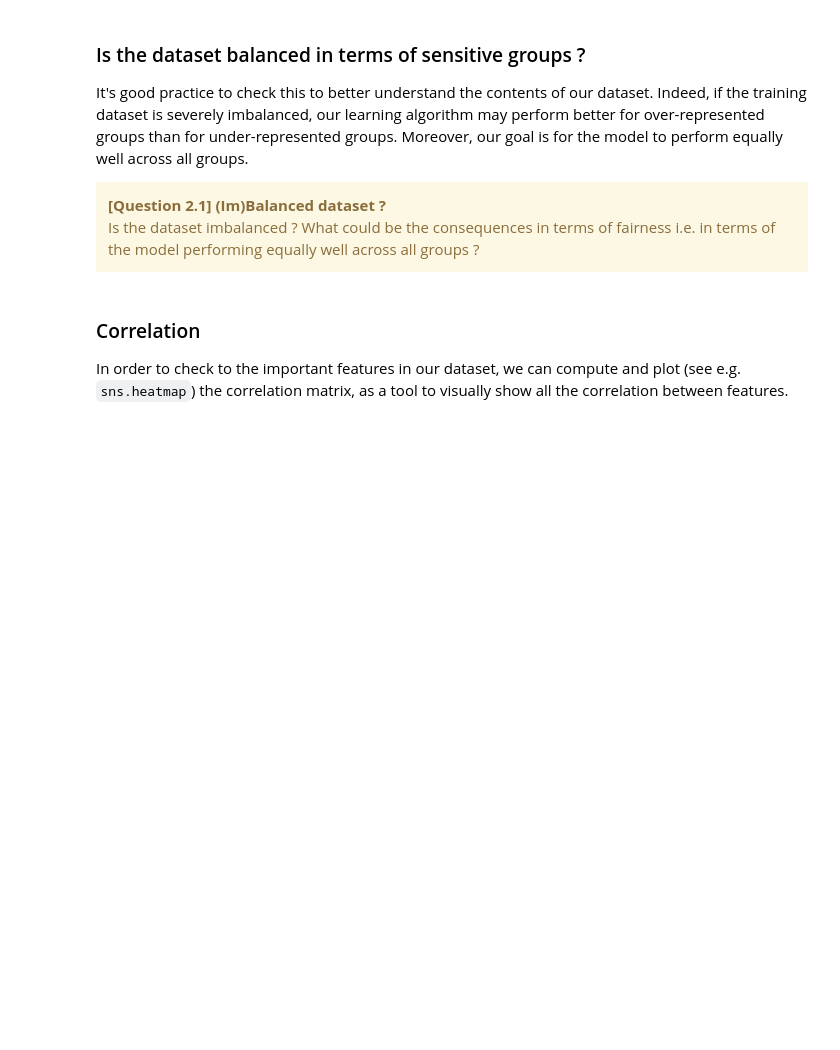
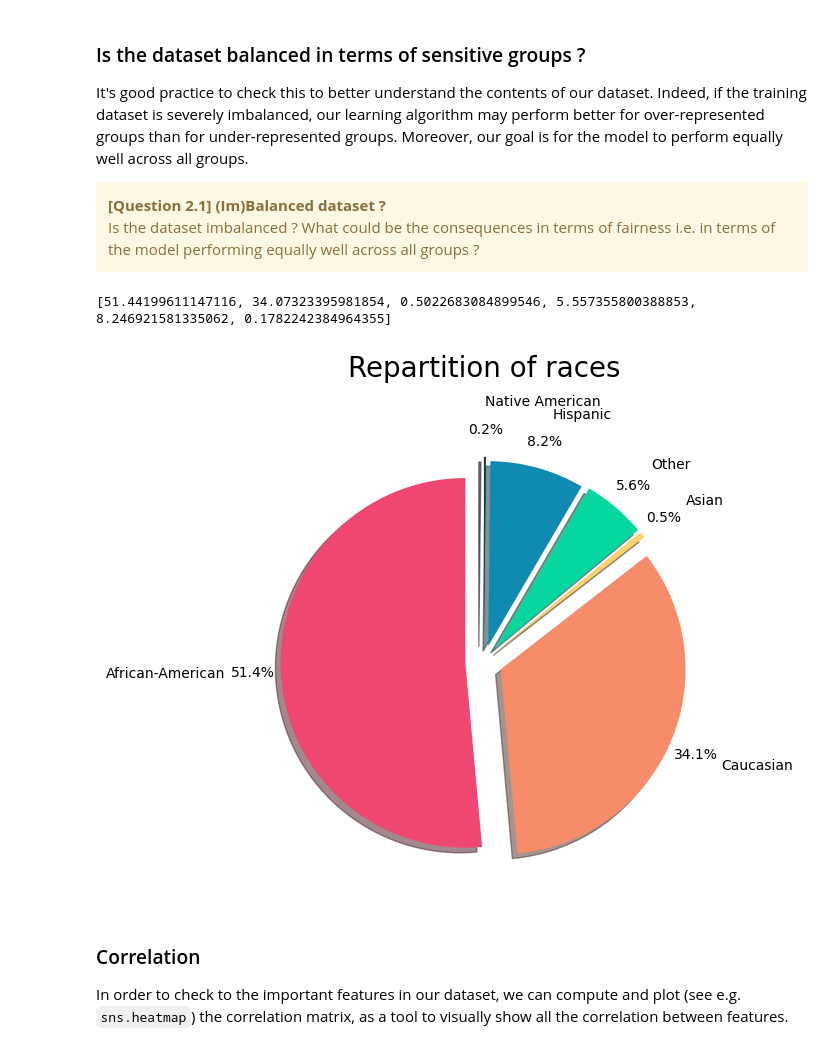
Before and after one commit to Potomolo/LEPL1109-CraHackaton, a Jupyter notebook: Hackaton_3/H3-Clustering-Student.ipynb, the cells around one changed output. Cells and saved outputs as stored; diff of their text form; code cells hidden in the pictures; blank space fills up the shorter version.

```diff
--- a/Hackaton_3/H3-Clustering-Student.ipynb
+++ b/Hackaton_3/H3-Clustering-Student.ipynb
@@ -739,16 +739,43 @@ Is the dataset imbalanced ? What could be the consequences in terms of fairness
 # %%
 """
 CELL N°2.1.1: (Im)Balanced dataset ?
 
 @pre:  A pandas.DataFrame `X` containing the dataset
 @post: A pie chart plot representing the repartition of race groups in the dataset.
 """
+# As the race group was previously removed, we can temporarily add it back, using the following map.
+#race_reverse_map = {v: k for k, v in race_map.items()}
 
-# As the race group was previously removed, we can temporarily add it back, using the following map.
-race_reverse_map = {v: k for k, v in race_map.items()}
+explode = (0.1, 0.1, 0.1, 0.1, 0.09, 0.11)  # One value per label
 
+labels = ["African-American", "Caucasian", "Asian", "Other", "Hispanic", "Native American"]
+
+sizes = [
+    100 * np.sum(np.where(race_mapped == i, 1, 0)) / len(race_mapped)
+    for i in range(6)
+]
+
+print(sizes)
+
+plt.figure(figsize=(6, 6))
+plt.title("Repartition of races",loc='center', y=1.1, fontsize=20)
+plt.pie(
+    sizes,
+    explode=explode,
+    labels=labels,
+    autopct='%1.1f%%',
+    colors=['#ef476f', '#f78c6b', '#ffd166', '#06d6a0', '#118ab2', '#073b4c'],
+    shadow=True,
+    startangle=90,
+    pctdistance=1.15,  # Pull percentages closer to the center
+    labeldistance=1.30  # Adjust label distance from the center
+)
+plt.show()
 
 #X = X.drop(columns=["race"])  # Remove the race group again after doing the plot.
+# %% [output]
+[51.44199611147116, 34.07323395981854, 0.5022683084899546, 5.557355800388853, 8.246921581335062, 0.1782242384964355]
+[figure, added]
 # %% [markdown]
 ### Correlation
 In order to check to the important features in our dataset, we can compute and plot (see e.g. `sns.heatmap`) the correlation matrix, as a tool to visually show all the correlation between features.
```
